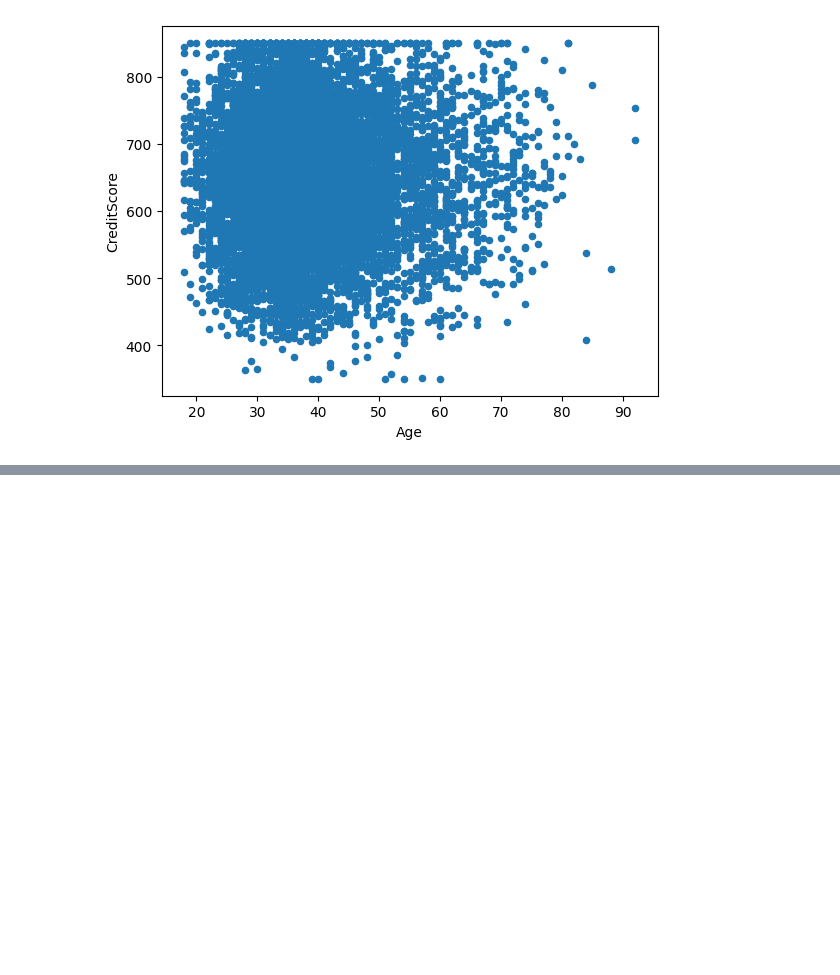
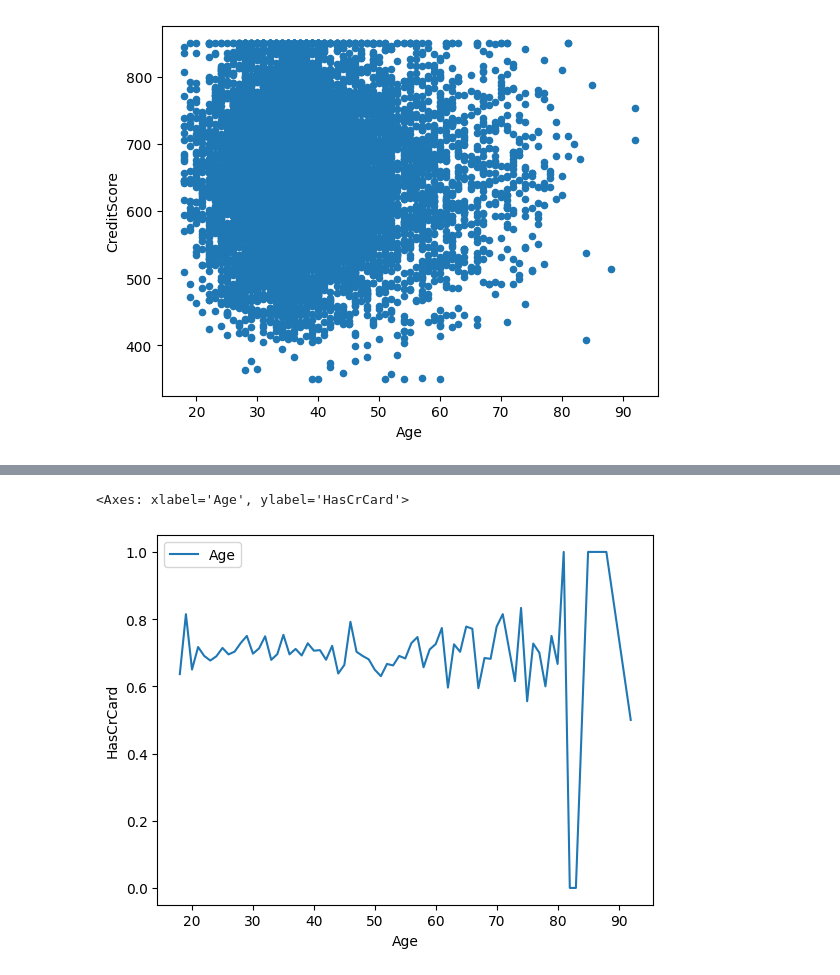
Before and after one commit to dustyAlgo/Covid-19, a Jupyter notebook: data_viz.ipynb, the cells around one changed output, grey strips where cells are left out. Saved outputs shown, nothing was run; the diff lists cells and outputs as text; code cells hidden in the pictures; blank space fills up the shorter version.

```diff
--- a/data_viz.ipynb
+++ b/data_viz.ipynb
@@ -52,0 +84,5 @@ AttributeError: module 'matplotlib.pyplot' has no attribute 'sample'
+# %%
+sns.lineplot(data = Churn_avg_age, x = 'Age', y = 'HasCrCard', label = "Age")
+# %% [output]
+<Axes: xlabel='Age', ylabel='HasCrCard'>
+[figure, added]
```
Also changed, not shown: parts of 6 cells of this notebook, 1 other file.
